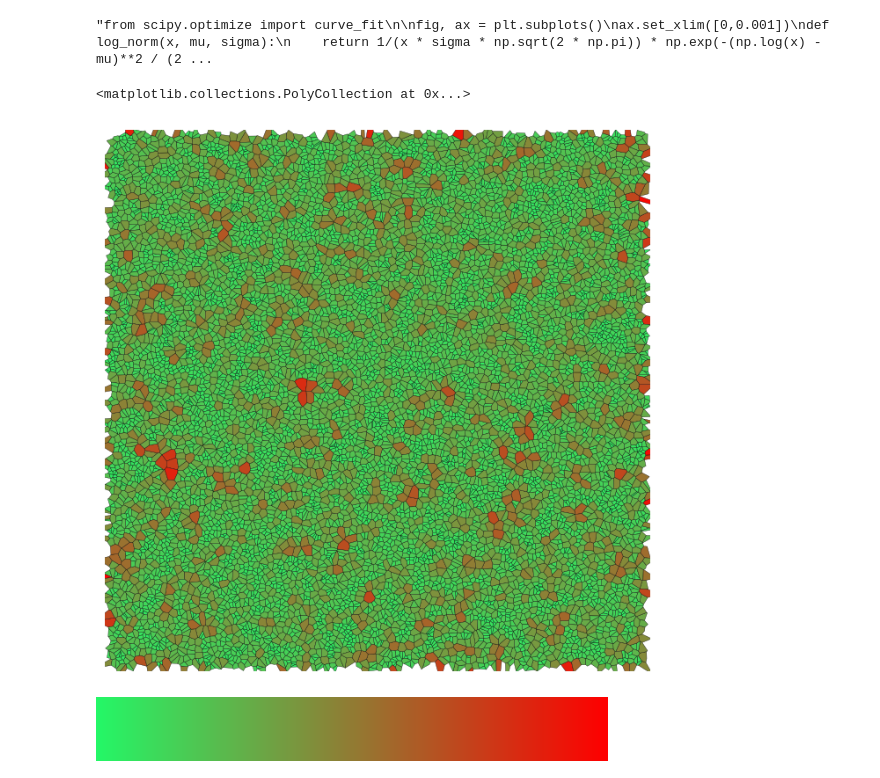
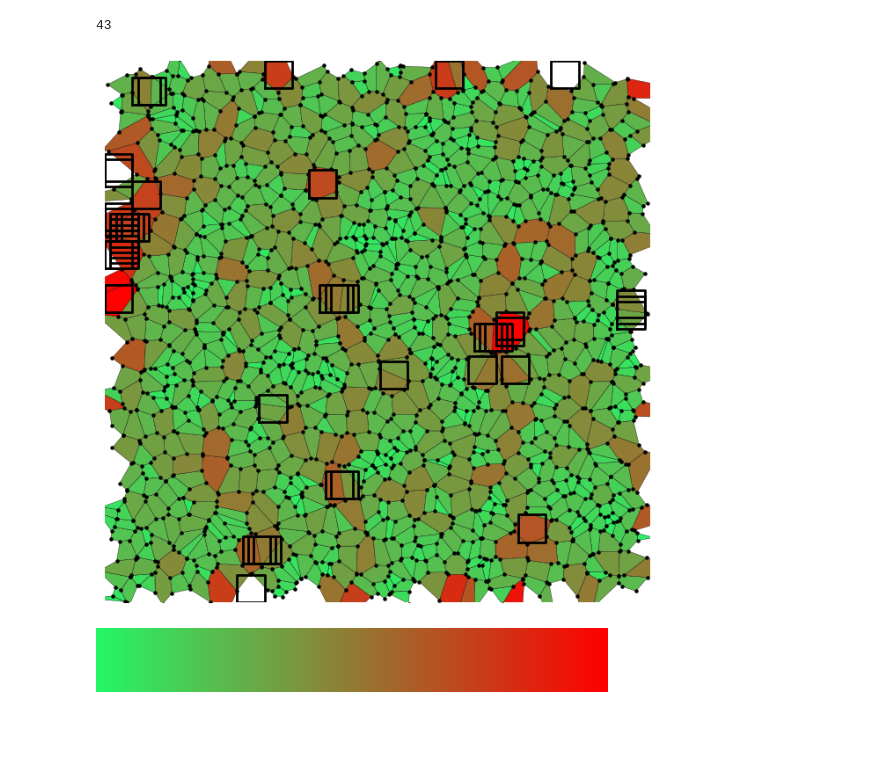
Before and after one commit to OneMoreGate/Memristor_modeling, a Jupyter notebook: Grains/voronoi.ipynb, the cells around one changed output. Cells and saved outputs as stored; diff of their text form; code cells hidden in the pictures; blank space fills up the shorter version.

```diff
--- a/Grains/voronoi.ipynb
+++ b/Grains/voronoi.ipynb
@@ -5,15 +5,15 @@ from matplotlib import pyplot as plt
 from shapely.geometry import Polygon
 
 #Let us generate a few random coordinates
-coords = np.random.rand(10000, 2)
+coords = np.random.rand(1000, 2)
 vor = Voronoi(coords)
 
 fig, ax = plt.subplots(figsize = [10,10])
 
-fig = voronoi_plot_2d(vor, ax=ax, point_size = 0, show_vertices = False, line_width = 0.5)
+fig = voronoi_plot_2d(vor, ax=ax, point_size = 1, show_vertices = True, line_width = 0.5)
 
-#ax.set_xlim([0,1])
-#ax.set_ylim([0,1])
+ax.set_xlim([0,1])
+ax.set_ylim([0,1])
 ax.set_axis_off()
 #plt.savefig('voronoi.png', dpi = 700, bbox_inches = 'tight')
 # %% [output]
@@ -21,55 +21,68 @@ ax.set_axis_off()
-# %%
-'''from scipy.optimize import curve_fit
-
-fig, ax = plt.subplots()
-ax.set_xlim([0,0.001])
-def log_norm(x, mu, sigma):
-    return 1/(x * sigma * np.sqrt(2 * np.pi)) * np.exp(-(np.log(x) - mu)**2 / (2 * sigma**2))
-counts, bins, _ = ax.hist(area, bins=500, density=True)
-bin_centers = (bins[1:] + bins[:-1]) / 2
-popt, _ = curve_fit(log_norm, bin_centers, counts, p0=[0, 1])
-log_norm_points = log_norm(bin_centers, *popt)
-ax.plot(bin_centers, log_norm_points , color='red', label='Fitted curve', linewidth = 2.5)'''
-# %% [output]
-"from scipy.optimize import curve_fit\n\nfig, ax = plt.subplots()\nax.set_xlim([0,0.001])\ndef log_norm(x, mu, sigma):\n    return 1/(x * sigma * np.sqrt(2 * np.pi)) * np.exp(-(np.log(x) - mu)**2 / (2 ...
 # %%
 import matplotlib.collections as collections
 from matplotlib.colors import Normalize, LinearSegmentedColormap
 import matplotlib.cm as cm
 from shapely.geometry import Polygon
 import pandas as pd
 
 polygons_coords = [vor.vertices[region] for region in vor.regions if (region and -1 not in region)]
 shapely_polygons_areas = [Polygon(coord).area for coord in polygons_coords]
 
 poly_df = pd.DataFrame({ 'Poly_coords' :polygons_coords,'Poly_areas' :shapely_polygons_areas})
-poly_df = poly_df[poly_df['Poly_areas'] < 0.0005]
+poly_df = poly_df[poly_df['Poly_areas'] < 0.004]
 
-fig, ax = plt.subplots(figsize = [8,8])
-ax.set_axis_off()
-#ax.set_xlim([-0.1,1.1])
-#ax.set_ylim([-0.1,1.1])
+x_vertices = vor.vertices.transpose()[0]
+y_vertices = vor.vertices.transpose()[1]
+
+fig, ax_1 = plt.subplots(figsize = [8,8])
+ax_1.set_axis_off()
+ax_1.set_xlim([0,1])
+ax_1.set_ylim([0,1])
 
 # Нормализуем площади для цветовой карты
 norm = Normalize(vmin=min(poly_df['Poly_areas']), vmax=max(poly_df['Poly_areas']))
 cmap = cm.Wistia
 custom_cmap = LinearSegmentedColormap.from_list('custom_gradient', ["#24f767", '#ff0000'])
 
 
 # Создаем цвета для каждого полигона
 colors = [custom_cmap(norm(area)) for area in poly_df['Poly_areas']]
 polygons_coll = collections.PolyCollection(
     poly_df['Poly_coords'],
     facecolors=colors,
     alpha=1,
     edgecolors='black',
     linewidths=0.25
 )
-ax.add_collection(polygons_coll)
+ax_1.add_collection(polygons_coll)
+ax_1.scatter(x_vertices, y_vertices, s = 5, c='k')
+
+square_side_lenght = 0.05
+step = 0.01
+full_steps = np.linspace(0, 1, int(1/step))
+count = 0
+for i in range(int(1/step) - int(square_side_lenght / step)):
+    for j in range(int(1/step) - int(square_side_lenght / step)):
+        x_lim = [full_steps[i], full_steps[i + int(square_side_lenght / step)]]
+        x_lim_dots = []
+        for k in range(len(x_vertices)):
+            if vor.vertices[k][0] > x_lim[0] and vor.vertices[k][0] < x_lim[1]:
+                x_lim_dots.append(vor.vertices[k])
+        y_lim = [full_steps[j], full_steps[j + int(square_side_lenght / step)]]
+        xy_lim_dots = []
+        for l in range(len(x_lim_dots)):
+            if x_lim_dots[l][1] > y_lim[0] and x_lim_dots[l][1] < y_lim[1]:
+                xy_lim_dots.append(x_lim_dots[l])
+        if len(xy_lim_dots) == 0:
+            x_squre_coords = [x_lim[0], x_lim[1], x_lim[1],x_lim[0], x_lim[0]]
+            y_squre_coords = [y_lim[0], y_lim[0], y_lim[1], y_lim[1], y_lim[0]]
+            ax_1.plot(x_squre_coords, y_squre_coords, c = 'k', linewidth = 2)
+            count += 1
 #plt.savefig('cm_voronoi.png', dpi = 700, bbox_inches = 'tight')
+count
 # %% [output]
-<matplotlib.collections.PolyCollection at 0x...>
+43
-[figure, old version]
+[figure, new version]
 # %%
 custom_cmap
 # %% [output]
```
Also changed, not shown: parts of 2 cells of this notebook, 1 other file.
